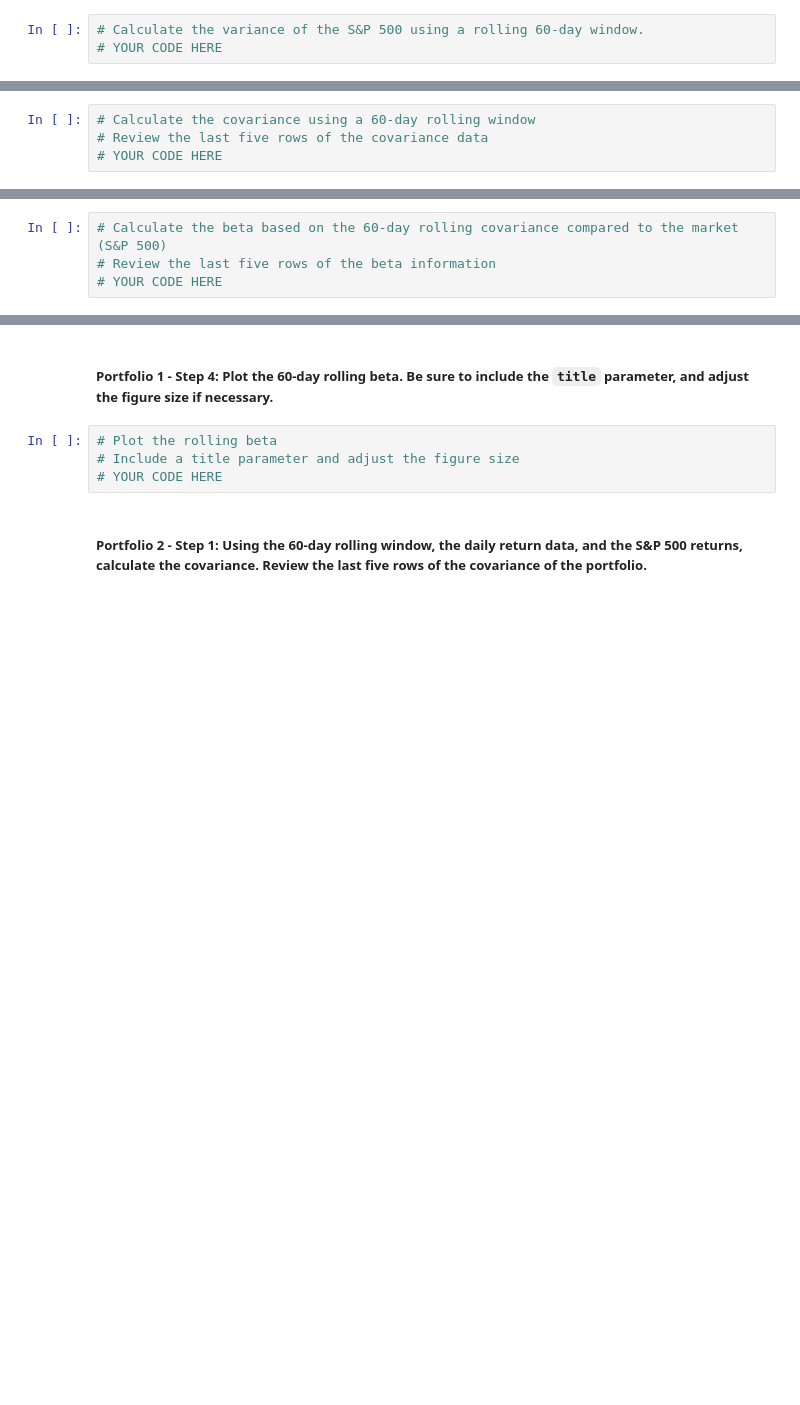
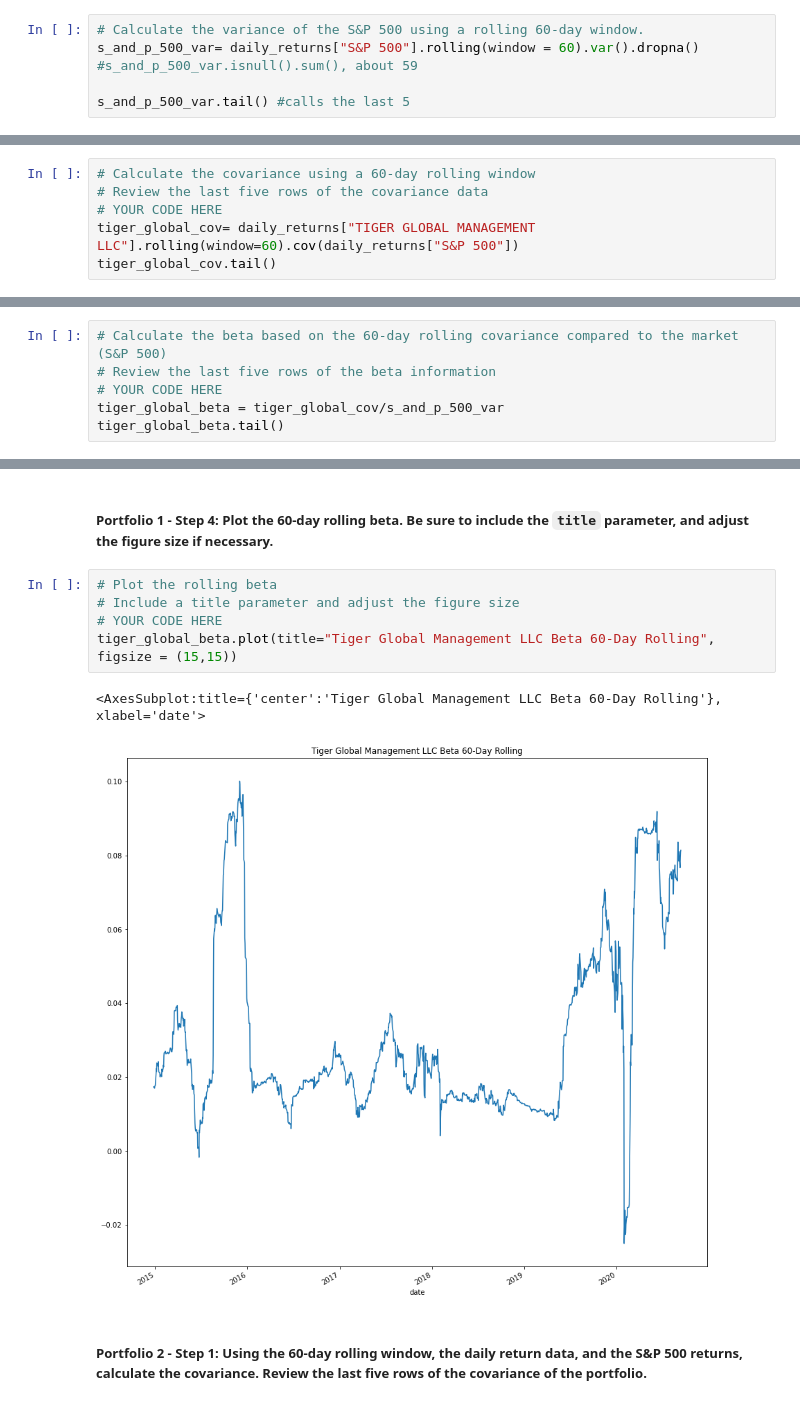
Before and after one commit to Amora987/Risk-Return-Analysis, a Jupyter notebook: Starter_Code/risk_return_analysis.ipynb, the cells around one changed output, grey strips where cells are left out. Cells and saved outputs as stored; diff of their text form; blank space fills up the shorter version.

Commit message:
Added beta, var, and covar

```diff
--- a/Starter_Code/risk_return_analysis.ipynb
+++ b/Starter_Code/risk_return_analysis.ipynb
@@ -367,4 +367,7 @@ Your analysis is nearing completion. Now, you need to evaluate how the portfolio
 #### Use the Pandas `var` function to calculate the variance of the S&P 500 by using a 60-day rolling window. Visualize the last five rows of the variance of the S&P 500.
 # %%
 # Calculate the variance of the S&P 500 using a rolling 60-day window.
-# YOUR CODE HERE
+s_and_p_500_var= daily_returns["S&P 500"].rolling(window = 60).var().dropna()
+#s_and_p_500_var.isnull().sum(), about 59
+
+s_and_p_500_var.tail() #calls the last 5
@@ -384,3 +395,5 @@ Your analysis is nearing completion. Now, you need to evaluate how the portfolio
 # Calculate the covariance using a 60-day rolling window
 # Review the last five rows of the covariance data
 # YOUR CODE HERE
+tiger_global_cov= daily_returns["TIGER GLOBAL MANAGEMENT LLC"].rolling(window=60).cov(daily_returns["S&P 500"])
+tiger_global_cov.tail()
@@ -390,3 +411,5 @@ Your analysis is nearing completion. Now, you need to evaluate how the portfolio
 # Calculate the beta based on the 60-day rolling covariance compared to the market (S&P 500)
 # Review the last five rows of the beta information
 # YOUR CODE HERE
+tiger_global_beta = tiger_global_cov/s_and_p_500_var
+tiger_global_beta.tail()
@@ -400,7 +434,11 @@ Your analysis is nearing completion. Now, you need to evaluate how the portfolio
 # %%
 # Plot the rolling beta
 # Include a title parameter and adjust the figure size
 # YOUR CODE HERE
+tiger_global_beta.plot(title="Tiger Global Management LLC Beta 60-Day Rolling", figsize = (15,15))
+# %% [output]
+<AxesSubplot:title={'center':'Tiger Global Management LLC Beta 60-Day Rolling'}, xlabel='date'>
+[figure, added]
 # %% [markdown]
 ##### Portfolio 2 - Step 1: Using the 60-day rolling window, the daily return data, and the S&P 500 returns, calculate the covariance. Review the last five rows of the covariance of the portfolio.
 # %%
```
Also changed, not shown: parts of 10 cells of this notebook.
